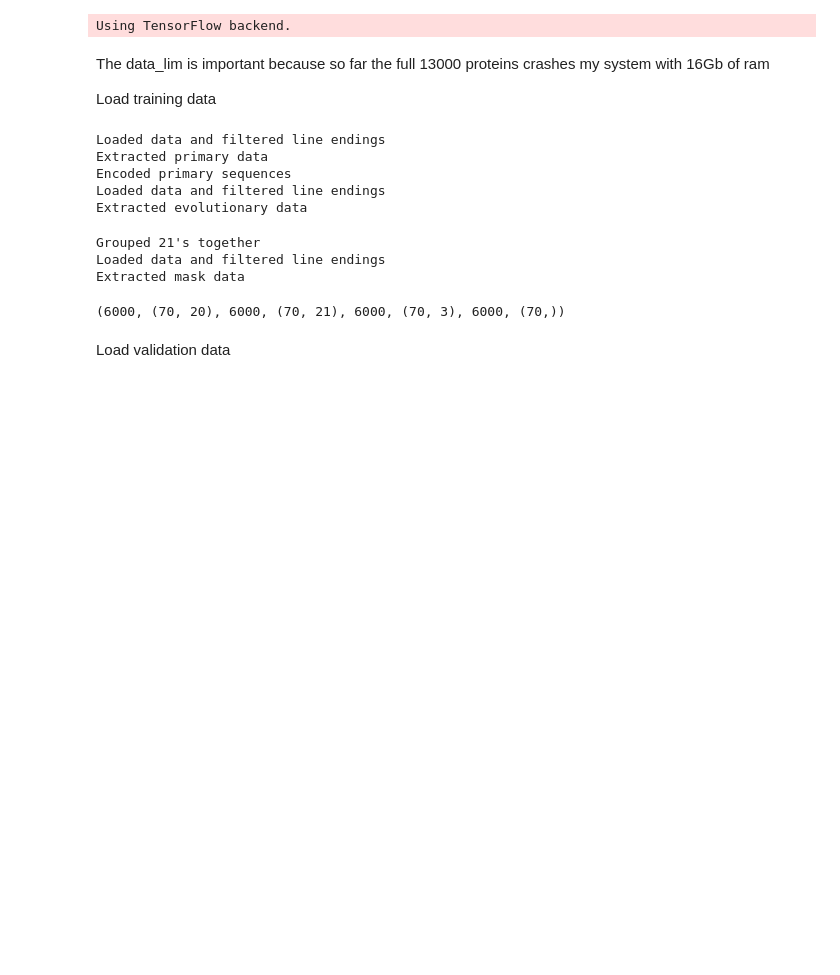
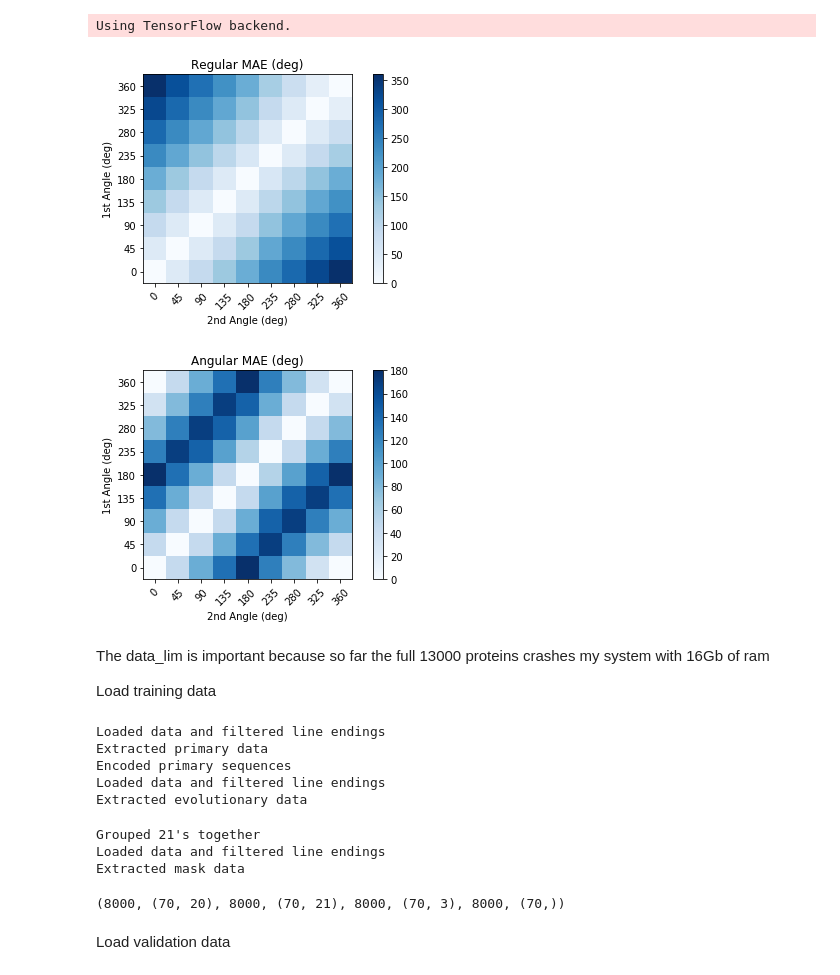
Before and after one commit to m3h0w/protein-dihedral-angles-prediction, a Jupyter notebook: Txt data + tensorflow vectors.ipynb, the cells around one changed output. Cells and saved outputs as stored; diff of their text form; code cells hidden in the pictures; blank space fills up the shorter version.

```diff
--- a/Txt data + tensorflow vectors.ipynb
+++ b/Txt data + tensorflow vectors.ipynb
@@ -38,5 +94,53 @@ def bidirectional_lstm(input_data, num_layers, rnn_size, keep_prob, lengths=None
 # %% [output]
 Using TensorFlow backend.
+# %%
+def loss360_numpy(angles1, angles2):
+    return np.abs(np.arctan2(np.sin(angles1 - angles2), np.cos(angles1 - angles2)))
+# %%
+angles1_deg = np.array([0, 45, 90, 135, 180, 235, 280, 325, 360])
+angles1 = np.deg2rad(angles1_deg)
+
+mask = np.expand_dims(angles1, 0)
+base = np.ones([np.size(mask), np.size(mask)])
+matrix_mask = base * mask
+
+# loss360_numpy(angles1, angles2)
+# loss360_numpy(matrix_mask, matrix_mask.T)
+mae = np.degrees(np.abs(matrix_mask - np.flip(matrix_mask.T)))
+
+ang_mae = np.degrees(loss360_numpy(matrix_mask, np.flip(matrix_mask.T)))
+# %%
+import itertools
+def plot_confusion_matrix(cm, classes,
+                          normalize=False,
+                          title='Confusion matrix',
+                          cmap=plt.cm.Blues):
+    if normalize:
+        cm = cm.astype('float') / cm.sum(axis=1)[:, np.newaxis]
+
+    plt.imshow(cm, interpolation='nearest', cmap=cmap)
+    plt.title(title)
+    plt.colorbar()
+    tick_marks = np.arange(len(classes))
+    plt.xticks(tick_marks, classes, rotation=45)
+    plt.yticks(tick_marks, reversed(classes))
+
+    fmt = '.2f' if normalize else 'd'
+    thresh = cm.max() / 2.
+
+    plt.ylabel('1st Angle (deg)')
+    plt.xlabel('2nd Angle (deg)')
+    plt.tight_layout()
+    return plt.gcf()
+
+
+plot_confusion_matrix(mae, [str(angle) for angle in angles1_deg], title='Regular MAE (deg)')
+plt.show()
+plot_confusion_matrix(ang_mae, [str(angle) for angle in angles1_deg], title='Angular MAE (deg)')
+plt.show()
+# %% [output]
+[figure, added]
+[figure, added]
 # %%
 # change this path to match the path of where you have the
 # training_50 and validation files
@@ -50,7 +154,7 @@ The data_lim is important because so far the full 13000 proteins crashes my syst
 Load training data
 # %%
 file_name = 'training_50'
-data_lim = 6000
+data_lim = 8000
 prim_train, evo_train, dih_train, mask_train = (dl.parse_primary_from_file(txt_data_path + file_name, data_lim),
                                                 dl.parse_evolutionary_from_file(txt_data_path + file_name, data_lim),
                                                 dl.load_file('./'+file_name+'_dih.joblib'),
@@ -66,7 +170,7 @@ Extracted evolutionary data
 Grouped 21's together
 Loaded data and filtered line endings
 Extracted mask data
-(6000, (70, 20), 6000, (70, 21), 6000, (70, 3), 6000, (70,))
+(8000, (70, 20), 8000, (70, 21), 8000, (70, 3), 8000, (70,))
 # %% [markdown]
 Load validation data
 # %%
```
Also changed, not shown: parts of 13 cells of this notebook.
